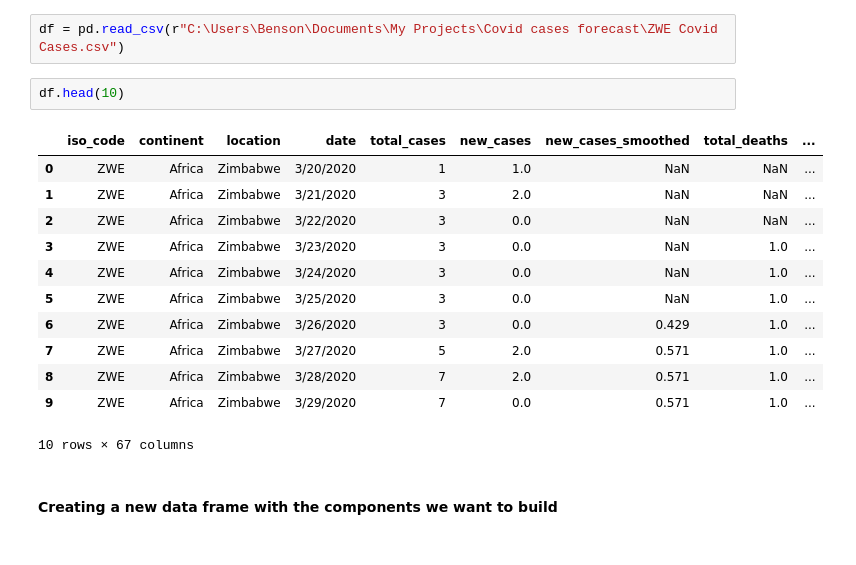
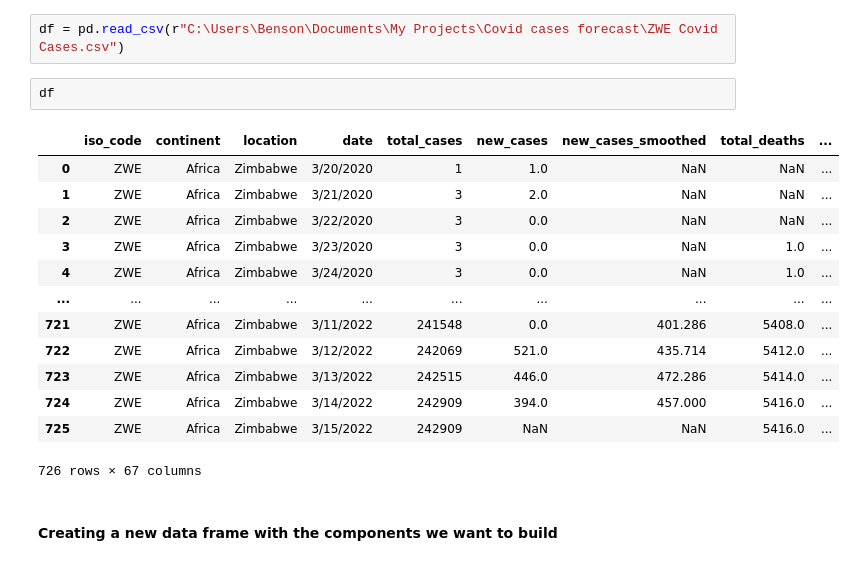
Before and after one commit to Bensylent/ZWE_Covid_TSA, a Jupyter notebook: ZWE_Cases_forecast.ipynb, the cells around one changed output. Drawn from its saved outputs; the diff is of its cells as text.

```diff
--- a/ZWE_Cases_forecast.ipynb
+++ b/ZWE_Cases_forecast.ipynb
@@ -33,20 +33,21 @@ from math import sqrt
 # %%
 df = pd.read_csv(r"C:\Users\Benson\Documents\My Projects\Covid cases forecast\ZWE Covid Cases.csv")
 # %%
-df.head(10)
+df
 # %% [output]
 |  | iso_code | continent | location | date | total_cases | new_cases | new_cases_smoothed | total_deaths | ... |
 | 0 | ZWE | Africa | Zimbabwe | 3/20/2020 | 1 | 1.0 | NaN | NaN | ... |
 | 1 | ZWE | Africa | Zimbabwe | 3/21/2020 | 3 | 2.0 | NaN | NaN | ... |
 | 2 | ZWE | Africa | Zimbabwe | 3/22/2020 | 3 | 0.0 | NaN | NaN | ... |
 | 3 | ZWE | Africa | Zimbabwe | 3/23/2020 | 3 | 0.0 | NaN | 1.0 | ... |
 | 4 | ZWE | Africa | Zimbabwe | 3/24/2020 | 3 | 0.0 | NaN | 1.0 | ... |
-| 5 | ZWE | Africa | Zimbabwe | 3/25/2020 | 3 | 0.0 | NaN | 1.0 | ... |
-| 6 | ZWE | Africa | Zimbabwe | 3/26/2020 | 3 | 0.0 | 0.429 | 1.0 | ... |
-| 7 | ZWE | Africa | Zimbabwe | 3/27/2020 | 5 | 2.0 | 0.571 | 1.0 | ... |
-| 8 | ZWE | Africa | Zimbabwe | 3/28/2020 | 7 | 2.0 | 0.571 | 1.0 | ... |
-| 9 | ZWE | Africa | Zimbabwe | 3/29/2020 | 7 | 0.0 | 0.571 | 1.0 | ... |
+| ... | ... | ... | ... | ... | ... | ... | ... | ... | ... |
+| 721 | ZWE | Africa | Zimbabwe | 3/11/2022 | 241548 | 0.0 | 401.286 | 5408.0 | ... |
+| 722 | ZWE | Africa | Zimbabwe | 3/12/2022 | 242069 | 521.0 | 435.714 | 5412.0 | ... |
+| 723 | ZWE | Africa | Zimbabwe | 3/13/2022 | 242515 | 446.0 | 472.286 | 5414.0 | ... |
+| 724 | ZWE | Africa | Zimbabwe | 3/14/2022 | 242909 | 394.0 | 457.000 | 5416.0 | ... |
+| 725 | ZWE | Africa | Zimbabwe | 3/15/2022 | 242909 | NaN | NaN | 5416.0 | ... |
-10 rows × 67 columns
+726 rows × 67 columns
 # %% [markdown]
 #### Creating a new data frame with the components we want to build
 # %%
```
Also changed, not shown: parts of 10 cells of this notebook.
